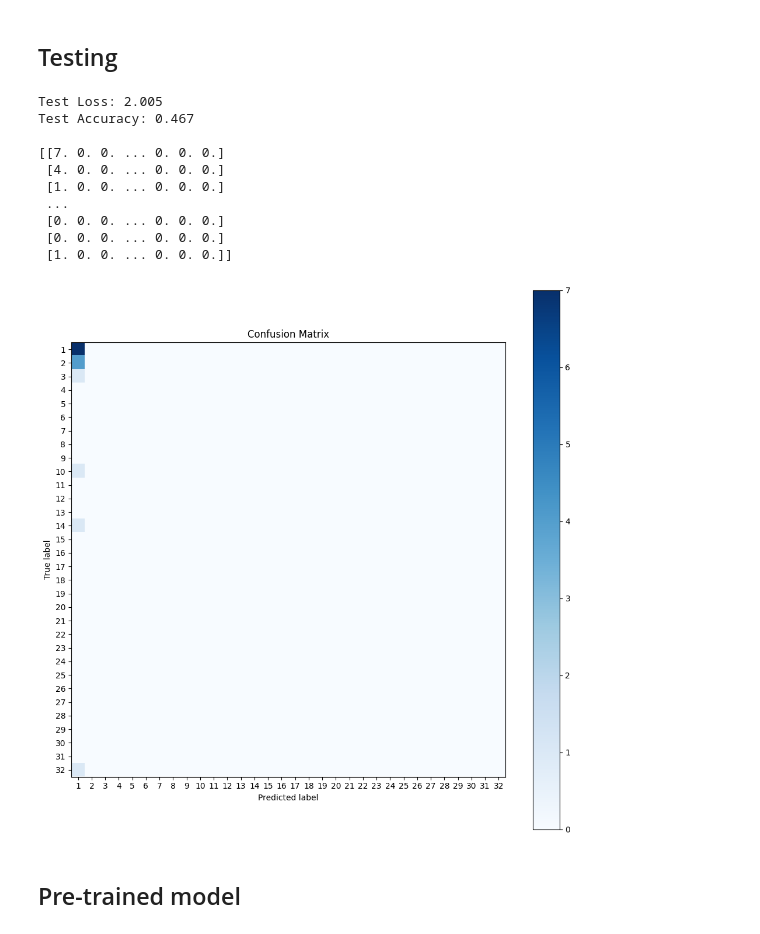
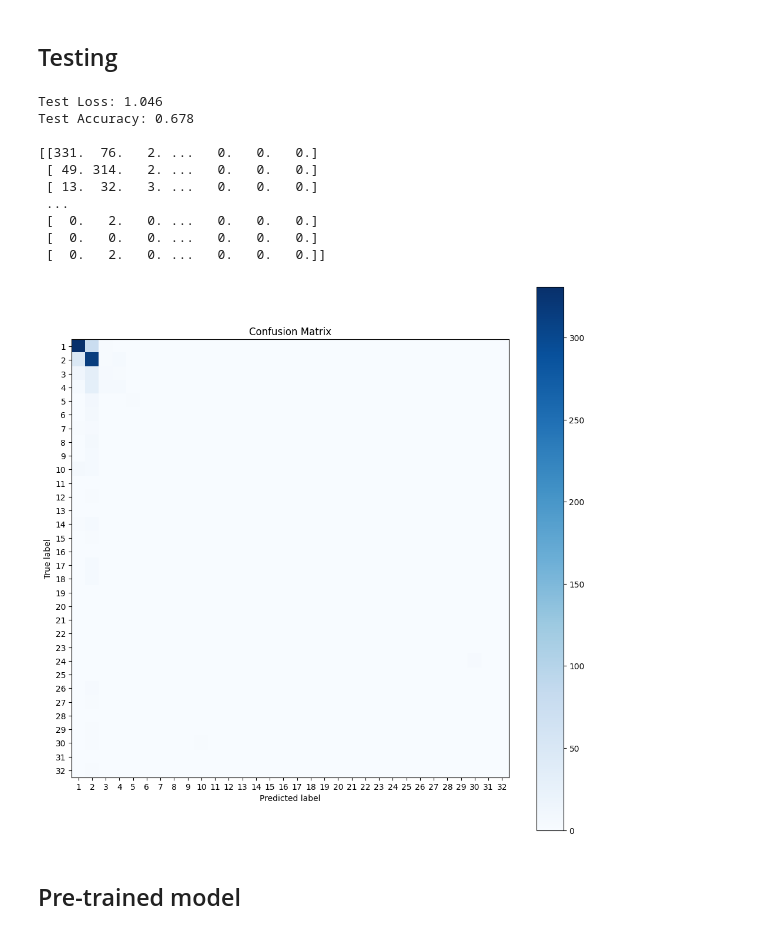
Before and after one commit to Johnny-droid/Lego-Image-Detector, a Jupyter notebook: p2/task2.ipynb, the cells around one changed output. Drawn from its saved outputs; the diff is of its cells as text; code cells hidden in the pictures.

```diff
--- a/p2/task2.ipynb
+++ b/p2/task2.ipynb
@@ -66,7 +68,7 @@ def render(image):
     img_bytes = cv2.imencode('.png', image)[1].tobytes()
     display(Image(data=img_bytes))
 
-df_lego_sets = pd.read_csv("data/values.csv")
+df_lego_sets = pd.read_csv(DRIVE_ROOT_DIR + "data/values.csv")
 
 def getActualPieceCount(imgID):
     global df_lego_sets
@@ -94,10 +96,10 @@ def makeGuess(image_id, num_guess):
 # %%
 imgs = []
 
-img_names = get_file_names('data/imgs')
+img_names = get_file_names(DRIVE_ROOT_DIR + 'data/imgs')
 
 for name in img_names:
-    img = loadImage(name)
+    img = loadImage(name, 1, DRIVE_ROOT_DIR + 'data/imgs')
     count = getActualPieceCount(name[:-4])
     bbs = getBoundingBoxes(name[:-4])
     imgs.append((img, count, bbs))
@@ -142,7 +144,7 @@ print(lego_counts)
 np.random.shuffle(imgs)
 
 # Size of dataset that we will be using:
-datasetSize = 2000
+datasetSize = 300
 
 """
 # If we want to keep them stratified
@@ -168,8 +170,9 @@ train_imgs = sampled_imgs[:int(datasetSize * 0.7)]
 val_imgs = sampled_imgs[int(datasetSize * 0.7):int(datasetSize * 0.85)]
 test_imgs = sampled_imgs[int(datasetSize * 0.85):]
 """
-
-imgs = imgs[:datasetSize]
+# imgs_32 = [img for img in imgs if img[1] == 32]
+# imgs = imgs[:datasetSize]
+# imgs.extend(imgs_32)
 
 # pick the first 70% of the images for training
 train_imgs = imgs[:int(len(imgs)*0.7)]
@@ -225,14 +228,14 @@ class CustomDataset(Dataset):
       return (image, label)
 # %%
 train_images = [img[0] for img in train_imgs]
-train_labels = [img[1] for img in train_imgs]
+train_labels = [img[1]-1 for img in train_imgs]
 val_images = [img[0] for img in val_imgs]
-val_labels = [img[1] for img in val_imgs]
+val_labels = [img[1]-1 for img in val_imgs]
 test_images = [img[0] for img in test_imgs]
-test_labels = [img[1] for img in test_imgs]
+test_labels = [img[1]-1 for img in test_imgs]
 
 batch_size = 32 # how many images are processed at a time
-num_workers = 4 # how many processes are used to load the data
+num_workers = 8 # how many processes are used to load the data
 
 # Define transformations
 data_aug = transforms.Compose([
@@ -268,5 +276,4 @@ Using cpu device
 # %%
-
 class ConvolutionalNeuralNetwork(nn.Module):
     def __init__(self):
         super(ConvolutionalNeuralNetwork, self).__init__()
@@ -291,7 +298,7 @@ class ConvolutionalNeuralNetwork(nn.Module):
             nn.Linear(179776, 512),
             nn.ReLU(),
             nn.Dropout(0.5),
-            nn.Linear(512, 33)  # we have 33 classes to guess
+            nn.Linear(512, 32)  # we have 32 classes to guess
         )
 
     def forward(self, x):
@@ -494,32 +503,36 @@ def buildConfusionMatrix(preds, labels):
 # %%
 # Load model
 model = ConvolutionalNeuralNetwork().to(device)
-checkpoint = torch.load("models/" + model_name + '_best_model.pth')
+checkpoint = torch.load(DRIVE_ROOT_DIR + "models/" + model_name + '_best_model.pth')
 model.load_state_dict(checkpoint['model'])
 
 # Test model
 preds = []
 labels = []
 test_loss, test_acc = epoch_iter(test_dataloader, model, loss_fn, is_train=False, preds=preds, labels=labels)
 print(f"\nTest Loss: {test_loss:.3f} \nTest Accuracy: {test_acc:.3f}\n")
 
+# There predictions and labels are in the range [0, 31], so we need to add 1 to each value
+preds = [x+1 for x in preds]
+labels = [x+1 for x in labels]
+
 # Confusion matrix with the number in each cell
 confusion_matrix = buildConfusionMatrix(preds, labels)
 print(confusion_matrix)
 # Display confusion matrix
 display_confusion_matrix(confusion_matrix)
 # %% [output]
-Test Loss: 2.005
-Test Accuracy: 0.467
+Test Loss: 1.046
+Test Accuracy: 0.678
 
-[[7. 0. 0. ... 0. 0. 0.]
- [4. 0. 0. ... 0. 0. 0.]
- [1. 0. 0. ... 0. 0. 0.]
+[[331.  76.   2. ...   0.   0.   0.]
+ [ 49. 314.   2. ...   0.   0.   0.]
+ [ 13.  32.   3. ...   0.   0.   0.]
  ...
- [0. 0. 0. ... 0. 0. 0.]
- [0. 0. 0. ... 0. 0. 0.]
- [1. 0. 0. ... 0. 0. 0.]]
+ [  0.   2.   0. ...   0.   0.   0.]
+ [  0.   0.   0. ...   0.   0.   0.]
+ [  0.   2.   0. ...   0.   0.   0.]]
-[figure, old version]
+[figure, new version]
 # %%
 def showErrors(model, dataloader, num_examples=20):
     plt.figure(figsize=(15, 15))
```
Also changed, not shown: parts of 15 cells of this notebook, 7 other files.
